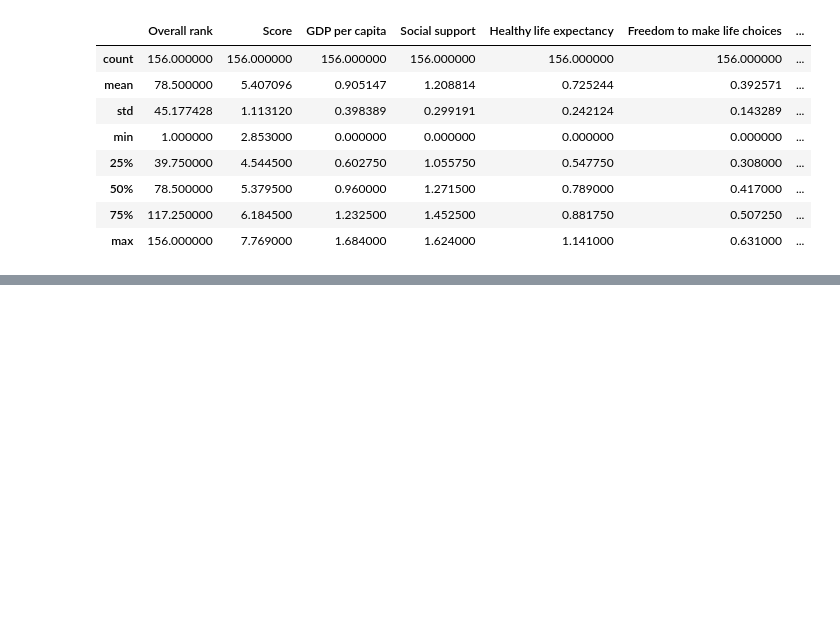
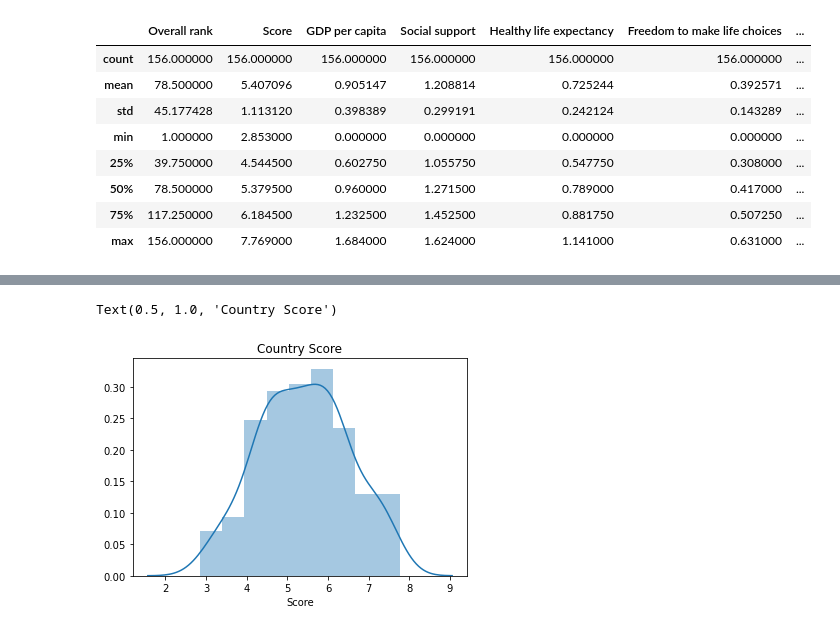
Before and after one commit to Dmitry-V-Makarov/Netology, a Jupyter notebook: pyda-13/16.HW_Visualization.ipynb, the cells around one changed output, grey strips where cells are left out. Cells and saved outputs as stored; diff of their text form; code cells hidden in the pictures; blank space fills up the shorter version.

```diff
--- a/pyda-13/16.HW_Visualization.ipynb
+++ b/pyda-13/16.HW_Visualization.ipynb
@@ -49,0 +75,6 @@ df.describe()
+# %%
+ax = sns.distplot(df.Score)
+ax.set_title('Country Score')
+# %% [output]
+Text(0.5, 1.0, 'Country Score')
+[figure, added]
```
Also changed, not shown: parts of 20 cells of this notebook, 2 other files.
